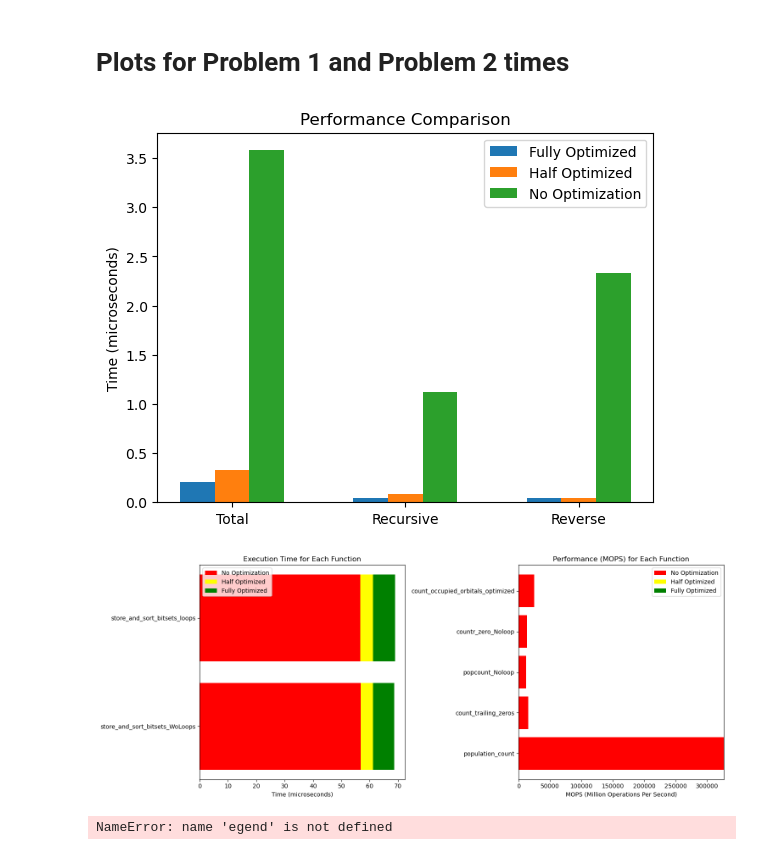
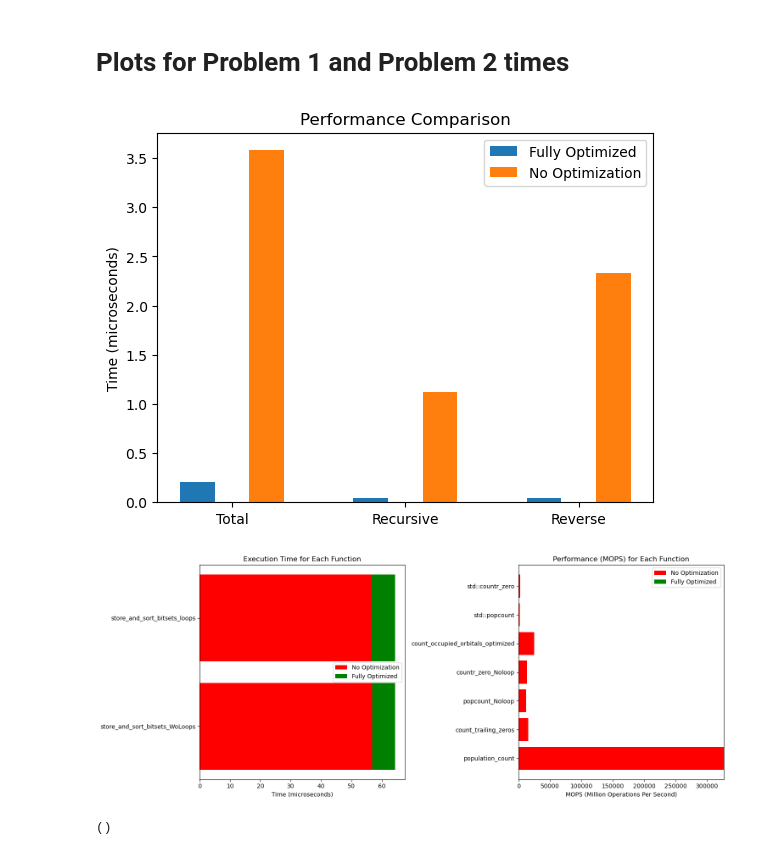
Before and after one commit to sneurog/chem281_problemset2, a Jupyter notebook: plots.ipynb, the cells around one changed output. Cells and saved outputs as stored; diff of their text form; code cells hidden in the pictures.

Commit message:
modifed plots and calculated mops

```diff
--- a/plots.ipynb
+++ b/plots.ipynb
@@ -5,42 +5,40 @@ import matplotlib.pyplot as plt
 # %%
 # Plots for problem 1
 
 
 # Data
 categories = ['Total', 'Recursive', 'Reverse']
 fully_optimized = [0.21, 0.04, 0.04]  # Fully optimization times
-half_optimized = [0.33, 0.08, 0.04]  # Half optimization times
 no_optimization = [3.58, 1.12, 2.33]  # No optimization times
 
 # Create figure and axis
 fig, ax = plt.subplots()
 
 # Set the position of the bars on the x-axis
 x = range(len(categories))
 
 # Make the plot
 ax.bar(x, fully_optimized, width=0.2, label='Fully Optimized')
-ax.bar([p + 0.2 for p in x], half_optimized, width=0.2, label='Half Optimized')
 ax.bar([p + 0.4 for p in x], no_optimization, width=0.2, label='No Optimization')
 
 # Add some text for labels, title, and custom x-axis tick labels, etc.
 ax.set_ylabel('Time (microseconds)')
 ax.set_title('Performance Comparison')
 ax.set_xticks([p + 0.2 for p in x])
 ax.set_xticklabels(categories)
 ax.legend()
 
 # Show the plot
 plt.show()
 # %% [output]
-[figure, old version]
+[figure, new version]
 # %%
 # Graph for problem 2
 
 # Data preparation
 functions = [
     'store_and_sort_bitsets_WoLoops',
-    'store_and_sort_bitsets_loops',
+    'store_and_sort_bitsets_loops'
 ]
 
 functions_MOPS = [
@@ -48,41 +46,38 @@ functions_MOPS = [
     'count_trailing_zeros',
     'popcount_Noloop',
     'countr_zero_Noloop',
-    'count_occupied_orbitals_optimized'
+    'count_occupied_orbitals_optimized',
+    'std::popcount',
+    'std::countr_zero'
 ]
 
 # Times in microseconds
-times_half_optimized = [4.29, 4.58]
 times_full_optimized = [7.58, 7.75]
 times_no_optimization = [56.79, 56.58]
 
 # Times in microseconds
-times_half_optimized_MOPS = [0.04, 0.00, 0.00, 0.00, 0.00]
-times_full_optimized_MOPS = [0.04, 0.00, 0.04, 0.00, 0.04]
-times_no_optimization_MOPS = [326918.29, 15089.50, 12162.75, 12909.83, 24661.79]
+times_full_optimized_MOPS = [0.04, 0.00, 0.04, 0.00, 0.04,0.04,0.04]
+times_no_optimization_MOPS = [326918.29, 15089.50, 12162.75, 12909.83, 24661.79, 1895.79,2435.29]
 
 iterations = 1_000_000  # 1 million iterations for all
 
 # Correcting the MOPS calculation to convert time from microseconds to seconds before calculating MOPS
-mops_half_optimized = [iterations / (time * 1e6) if time != 0 else 0 for time in times_half_optimized_MOPS]
-mops_full_optimized = [iterations / (time * 1e6) if time != 0 else 0 for time in times_full_optimized_MOPS]
-mops_no_optimization = [iterations / (time * 1e6) if time != 0 else 0 for time in times_no_optimization_MOPS]
+mops_full_optimized = [iterations / (time * 1e-6) if time != 0 else 0 for time in times_full_optimized_MOPS]
+mops_no_optimization = [iterations / (time * 1e-6) if time != 0 else 0 for time in times_no_optimization_MOPS]
 
 # Plotting the data again with corrected MOPS calculation
 fig, (ax1, ax2) = plt.subplots(1, 2, figsize=(15, 6))
 
 # Time plot
 ax1.barh(functions, times_no_optimization, label='No Optimization', color='red')
-ax1.barh(functions, times_half_optimized, label='Half Optimized', left=times_no_optimization, color='yellow')
-ax1.barh(functions, times_full_optimized, label='Fully Optimized', left=[sum(x) for x in zip(times_no_optimization, times_half_optimized)], color='green')
+ax1.barh(functions, times_full_optimized, label='Fully Optimized', left=[sum(x) for x in zip(times_no_optimization)], color='green')
 ax1.set_xlabel('Time (microseconds)')
 ax1.set_title('Execution Time for Each Function')
 ax1.legend()
 
 # MOPS plot
 ax2.barh(functions_MOPS, times_no_optimization_MOPS, label='No Optimization', color='red')
-ax2.barh(functions_MOPS, times_half_optimized_MOPS, label='Half Optimized', left=times_no_optimization_MOPS, color='yellow')
-ax2.barh(functions_MOPS, times_full_optimized_MOPS, label='Fully Optimized', left=[sum(x) for x in zip(times_no_optimization_MOPS, times_half_optimized_MOPS)], color='green')
+ax2.barh(functions_MOPS, times_full_optimized_MOPS, label='Fully Optimized', left=[sum(x) for x in zip(times_no_optimization_MOPS)], color='green')
 ax2.set_xlabel('MOPS (Million Operations Per Second)')
 ax2.set_title('Performance (MOPS) for Each Function')
 ax2.legend()
@@ -92,10 +87,6 @@ plt.show()
 
 # having a werid bug with the legend but it still runs
 ()
-egend()
-
-plt.tight_layout()
-plt.show()
 # %% [output]
-[figure, old version]
+[figure, new version]
-NameError: name 'egend' is not defined
+()
```
Also changed, not shown: parts of 2 cells of this notebook.
